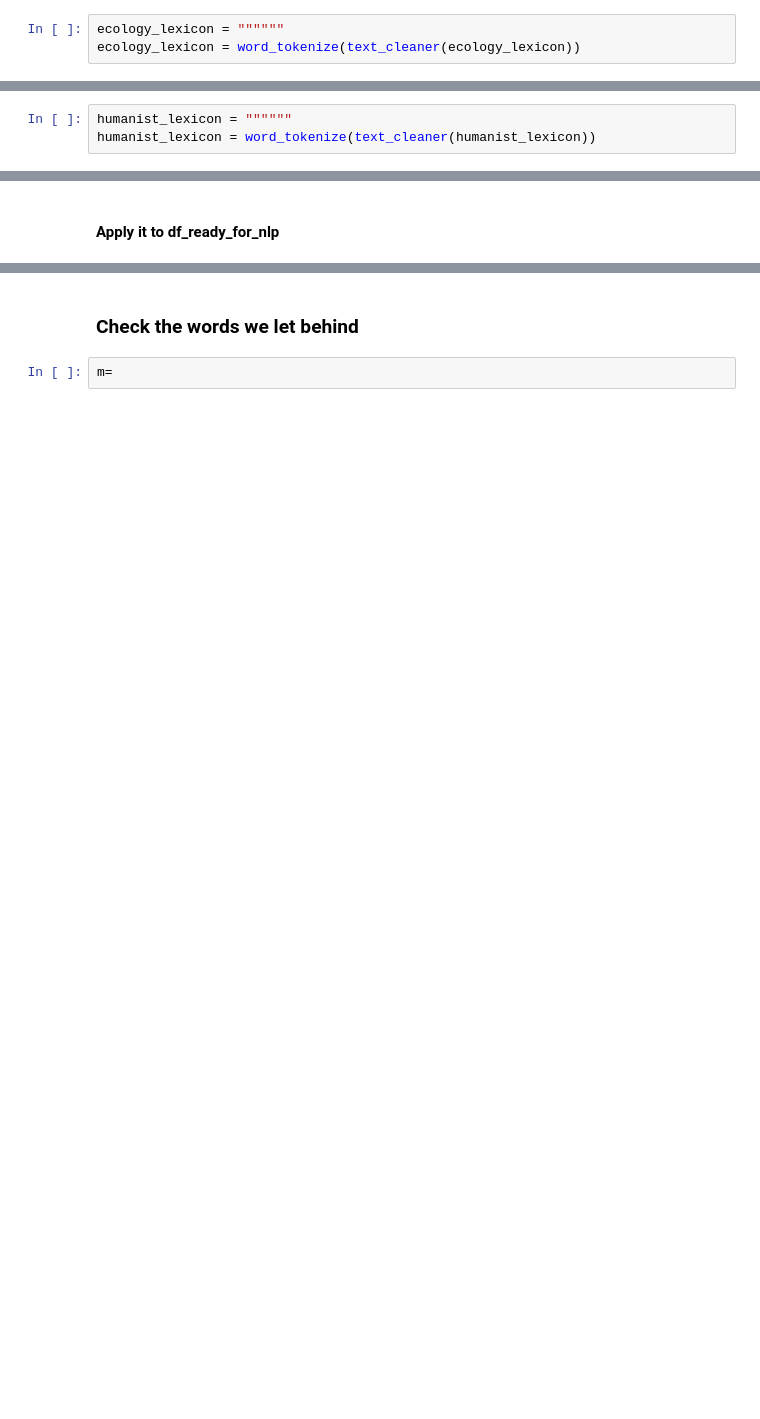
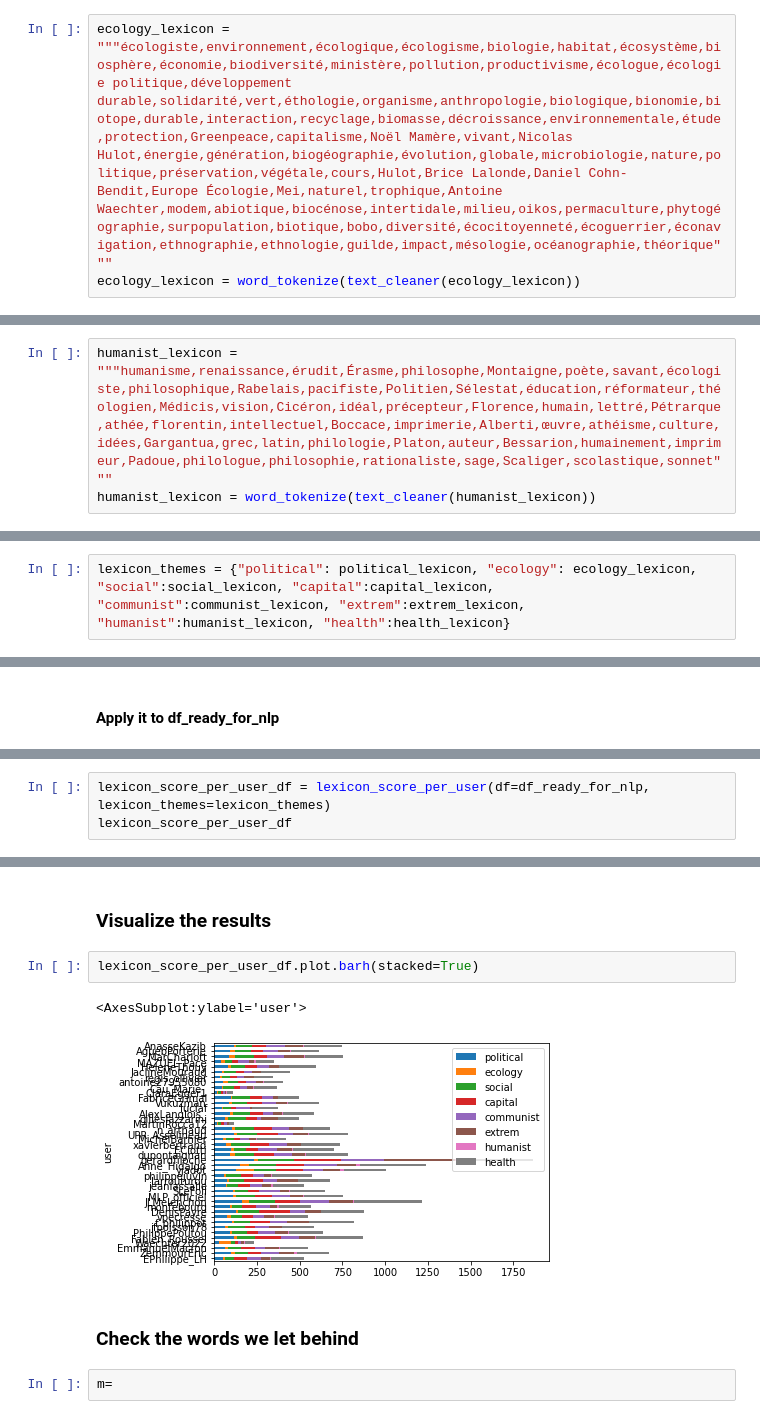
Before and after one commit to AntoineLecoursonnois/Training, a Jupyter notebook: Data_Analysis/Machine_Learning/NLP/Politics_on_twitter/2 - Analyze tweets.ipynb, the cells around one changed output, grey strips where cells are left out. Saved outputs shown, nothing was run; the diff lists cells and outputs as text; blank space fills up the shorter version.

Commit message:
save function to score tweets per lexicon

```diff
--- a/Data_Analysis/Machine_Learning/NLP/Politics_on_twitter/2 - Analyze tweets.ipynb
+++ b/Data_Analysis/Machine_Learning/NLP/Politics_on_twitter/2 - Analyze tweets.ipynb
@@ -352,5 +352,5 @@ political_lexicon = """démocratie,politicien,gouvernement,état,diplomatie,féd
 political_lexicon = word_tokenize(text_cleaner(political_lexicon))
 # %%
-ecology_lexicon = """"""
+ecology_lexicon = """écologiste,environnement,écologique,écologisme,biologie,habitat,écosystème,biosphère,économie,biodiversité,ministère,pollution,productivisme,écologue,écologie politique,développement durable,solidarité,vert,éthologie,organisme,anthropologie,biologique,bionomie,biotope,durable,interaction,recyclage,biomasse,décroissance,environnementale,étude,protection,Greenpeace,capitalisme,Noël Mamère,vivant,Nicolas Hulot,énergie,génération,biogéographie,évolution,globale,microbiologie,nature,politique,préservation,végétale,cours,Hulot,Brice Lalonde,Daniel Cohn-Bendit,Europe Écologie,Mei,naturel,trophique,Antoine Waechter,modem,abiotique,biocénose,intertidale,milieu,oikos,permaculture,phytogéographie,surpopulation,biotique,bobo,diversité,écocitoyenneté,écoguerrier,éconavigation,ethnographie,ethnologie,guilde,impact,mésologie,océanographie,théorique"""
 ecology_lexicon = word_tokenize(text_cleaner(ecology_lexicon))
 # %%
@@ -367,5 +367,5 @@ extrem_lexicon = """"""
 extrem_lexicon = word_tokenize(text_cleaner(extrem_lexicon))
 # %%
-humanist_lexicon = """"""
+humanist_lexicon = """humanisme,renaissance,érudit,Érasme,philosophe,Montaigne,poète,savant,écologiste,philosophique,Rabelais,pacifiste,Politien,Sélestat,éducation,réformateur,théologien,Médicis,vision,Cicéron,idéal,précepteur,Florence,humain,lettré,Pétrarque,athée,florentin,intellectuel,Boccace,imprimerie,Alberti,œuvre,athéisme,culture,idées,Gargantua,grec,latin,philologie,Platon,auteur,Bessarion,humainement,imprimeur,Padoue,philologue,philosophie,rationaliste,sage,Scaliger,scolastique,sonnet"""
 humanist_lexicon = word_tokenize(text_cleaner(humanist_lexicon))
 # %%
@@ -378,2 +378,4 @@ health_lexicon = word_tokenize(text_cleaner(health_lexicon))
+# %%
+lexicon_themes = {"political": political_lexicon, "ecology": ecology_lexicon, "social":social_lexicon, "capital":capital_lexicon, "communist":communist_lexicon, "extrem":extrem_lexicon, "humanist":humanist_lexicon, "health":health_lexicon}
 # %% [markdown]
 #### Define the function
@@ -451,0 +431,3 @@ sns.barplot(x=plot_index, y=plot_values, color="b")
+# %%
+lexicon_score_per_user_df = lexicon_score_per_user(df=df_ready_for_nlp, lexicon_themes=lexicon_themes)
+lexicon_score_per_user_df
@@ -452,3 +453,10 @@ sns.barplot(x=plot_index, y=plot_values, color="b")
+# %% [markdown]
+### Visualize the results
+# %%
+lexicon_score_per_user_df.plot.barh(stacked=True)
+# %% [output]
+<AxesSubplot:ylabel='user'>
+[figure, added]
 # %% [markdown]
 ### Check the words we let behind
 # %%
```
Also changed, not shown: parts of 20 cells of this notebook.
